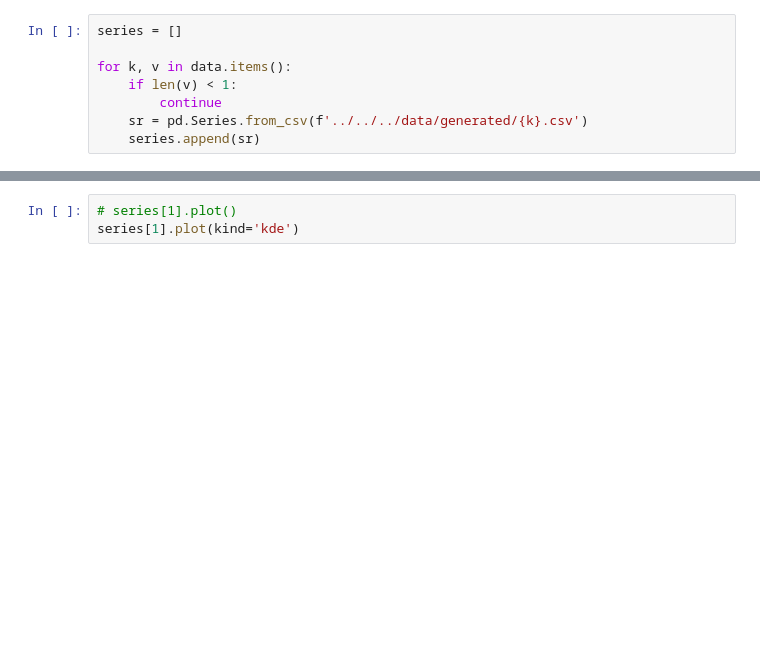
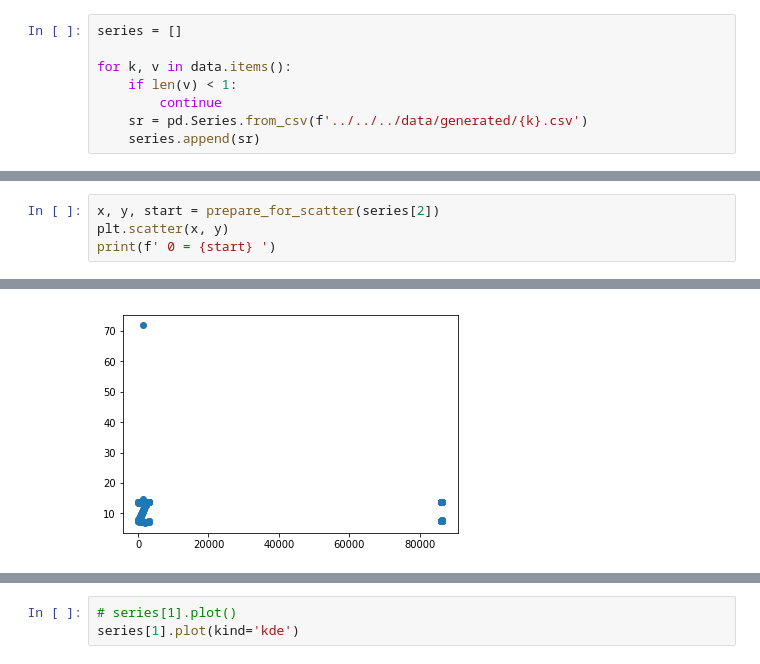
Before and after one commit to jesus-r-mendoza/Operations-Data-and-Mgmt-System, a Jupyter notebook: machine-learning/data-analysis/Data-Preprocessing.ipynb, the cells around one changed output, grey strips where cells are left out. Saved outputs shown, nothing was run; the diff lists cells and outputs as text; blank space fills up the shorter version.

```diff
--- a/machine-learning/data-analysis/Data-Preprocessing.ipynb
+++ b/machine-learning/data-analysis/Data-Preprocessing.ipynb
@@ -83,0 +114,5 @@ for k, v in data.items():
+# %%
+x, y, start = prepare_for_scatter(series[2])
+plt.scatter(x, y)
+print(f' 0 = {start} ')
+# %% [output]
@@ -83,0 +120 @@ for k, v in data.items():
+[figure, added]
```
Also changed, not shown: parts of 17 cells of this notebook.
